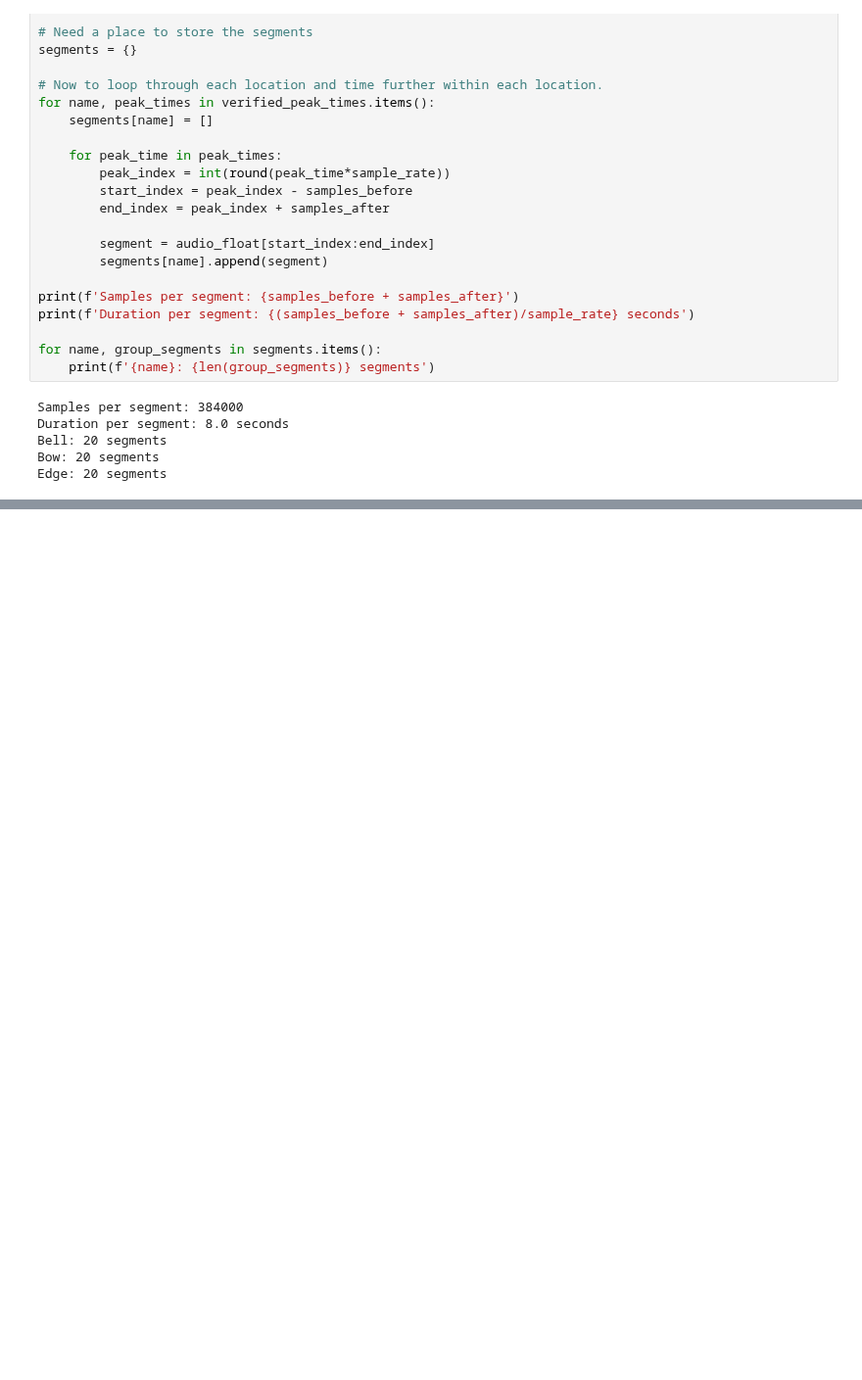
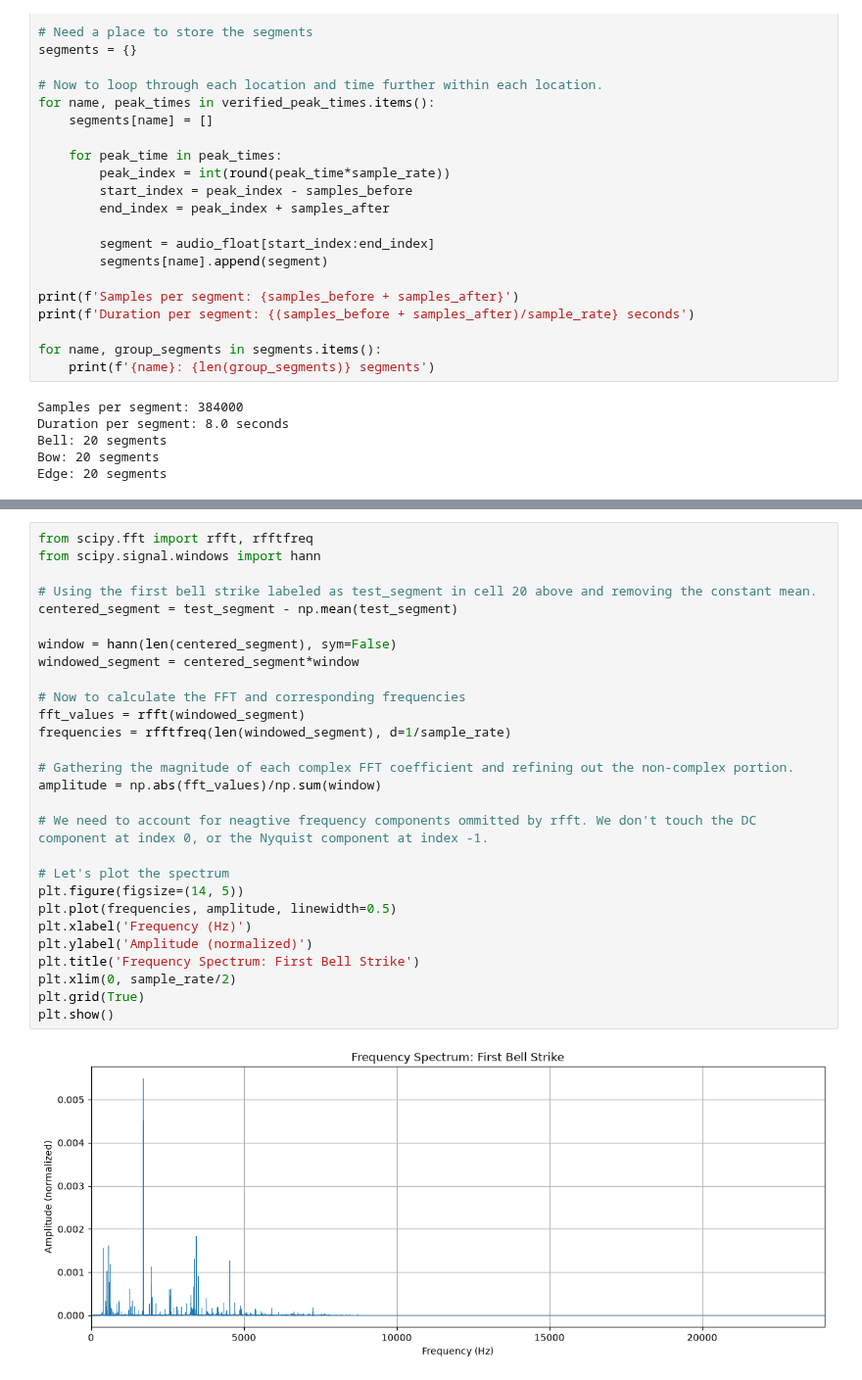
Before and after one commit to nrrorton/cymbal_sound_analysis, a Jupyter notebook: cymbal_audio_analysis.ipynb, the cells around one changed output, grey strips where cells are left out. Shown at 98% size. Saved outputs shown, nothing was run; the diff lists cells and outputs as text; blank space fills up the shorter version.

```diff
--- a/cymbal_audio_analysis.ipynb
+++ b/cymbal_audio_analysis.ipynb
@@ -240,0 +279,30 @@ Edge: 20 segments
+# %%
+from scipy.fft import rfft, rfftfreq
+from scipy.signal.windows import hann
+
+# Using the first bell strike labeled as test_segment in cell 20 above and removing the constant mean.
+centered_segment = test_segment - np.mean(test_segment)
+
+window = hann(len(centered_segment), sym=False)
+windowed_segment = centered_segment*window
+
+# Now to calculate the FFT and corresponding frequencies
+fft_values = rfft(windowed_segment)
+frequencies = rfftfreq(len(windowed_segment), d=1/sample_rate)
+
+# Gathering the magnitude of each complex FFT coefficient and refining out the non-complex portion.
+amplitude = np.abs(fft_values)/np.sum(window)
+
+# We need to account for neagtive frequency components ommitted by rfft. We don't touch the DC component at index 0, or the Nyquist component at index -1.
+
+# Let's plot the spectrum
+plt.figure(figsize=(14, 5))
+plt.plot(frequencies, amplitude, linewidth=0.5)
+plt.xlabel('Frequency (Hz)')
+plt.ylabel('Amplitude (normalized)')
+plt.title('Frequency Spectrum: First Bell Strike')
+plt.xlim(0, sample_rate/2)
+plt.grid(True)
+plt.show()
+# %% [output]
+[figure, added]
```
Also changed, not shown: parts of 7 cells of this notebook.
